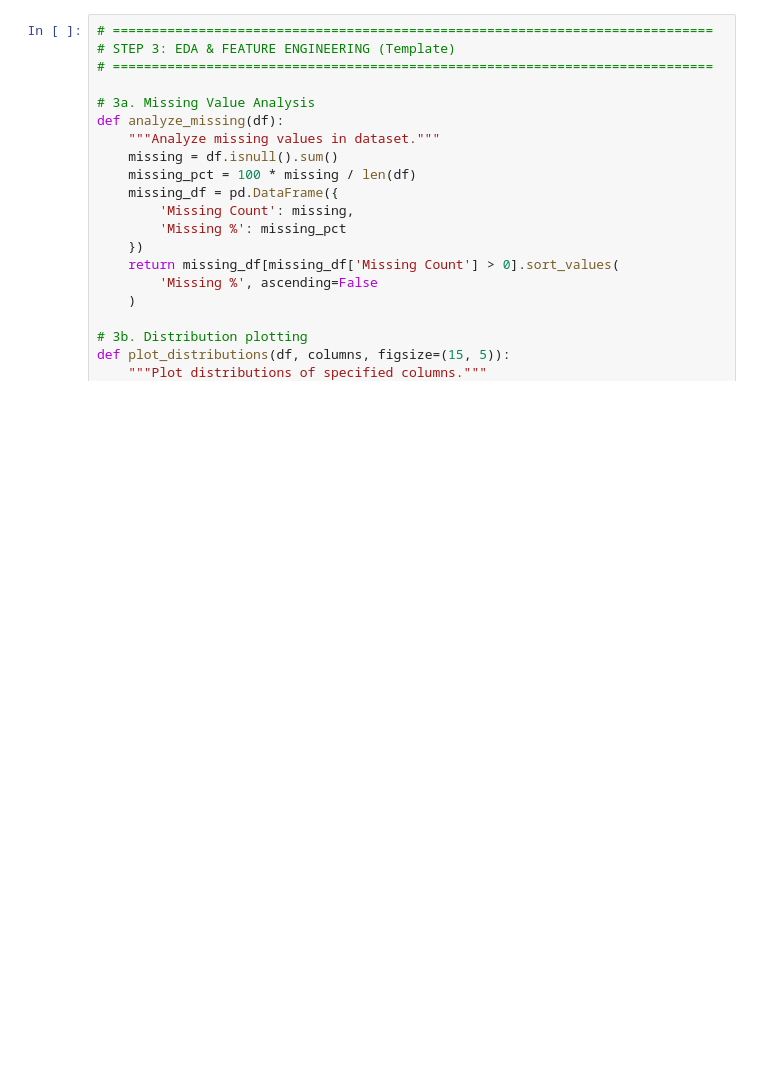
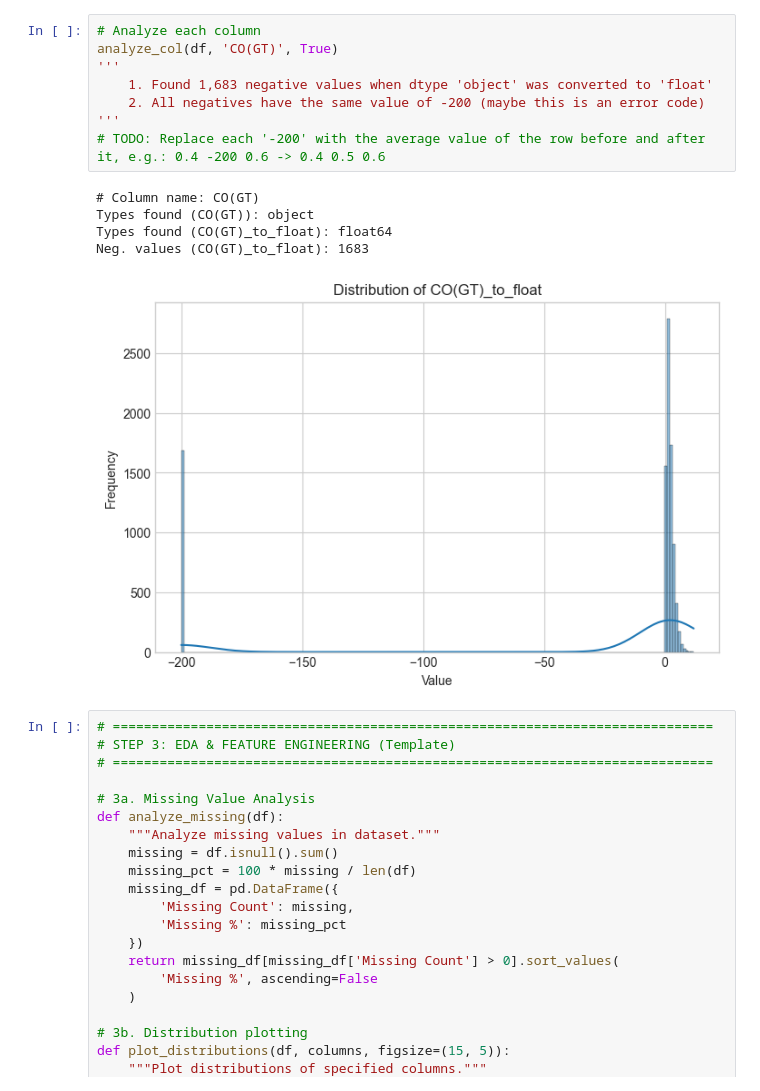
Before and after one commit to sebdied/AIM-capstone-project, a Jupyter notebook: notebooks/01_EDA.ipynb, the cells around one changed output. Saved outputs shown, nothing was run; the diff lists cells and outputs as text; blank space fills up the shorter version.

Commit message:
Analyzing each column and starting to correct missing data

```diff
--- a/notebooks/01_EDA.ipynb
+++ b/notebooks/01_EDA.ipynb
@@ -204,6 +208,20 @@ First 5 Rows:
 | 2 | 10/03/2004 | 20.00.00 | 2,2 | 1402.0 | 88.0 | 9,0 | 939.0 | 131.0 | 1140.0 | ... |
 | 3 | 10/03/2004 | 21.00.00 | 2,2 | 1376.0 | 80.0 | 9,2 | 948.0 | 172.0 | 1092.0 | ... |
 | 4 | 10/03/2004 | 22.00.00 | 1,6 | 1272.0 | 51.0 | 6,5 | 836.0 | 131.0 | 1205.0 | ... |
+# %%
+# Analyze each column
+analyze_col(df, 'CO(GT)', True)
+'''
+    1. Found 1,683 negative values when dtype 'object' was converted to 'float'
+    2. All negatives have the same value of -200 (maybe this is an error code)
+'''
+# TODO: Replace each '-200' with the average value of the row before and after it, e.g.: 0.4 -200 0.6 -> 0.4 0.5 0.6
+# %% [output]
+# Column name: CO(GT)
+Types found (CO(GT)): object
+Types found (CO(GT)_to_float): float64
+Neg. values (CO(GT)_to_float): 1683
+[figure, added]
 # %%
 # =============================================================================
 # STEP 3: EDA & FEATURE ENGINEERING (Template)
```
Also changed, not shown: parts of 3 cells of this notebook, 4 other files.
